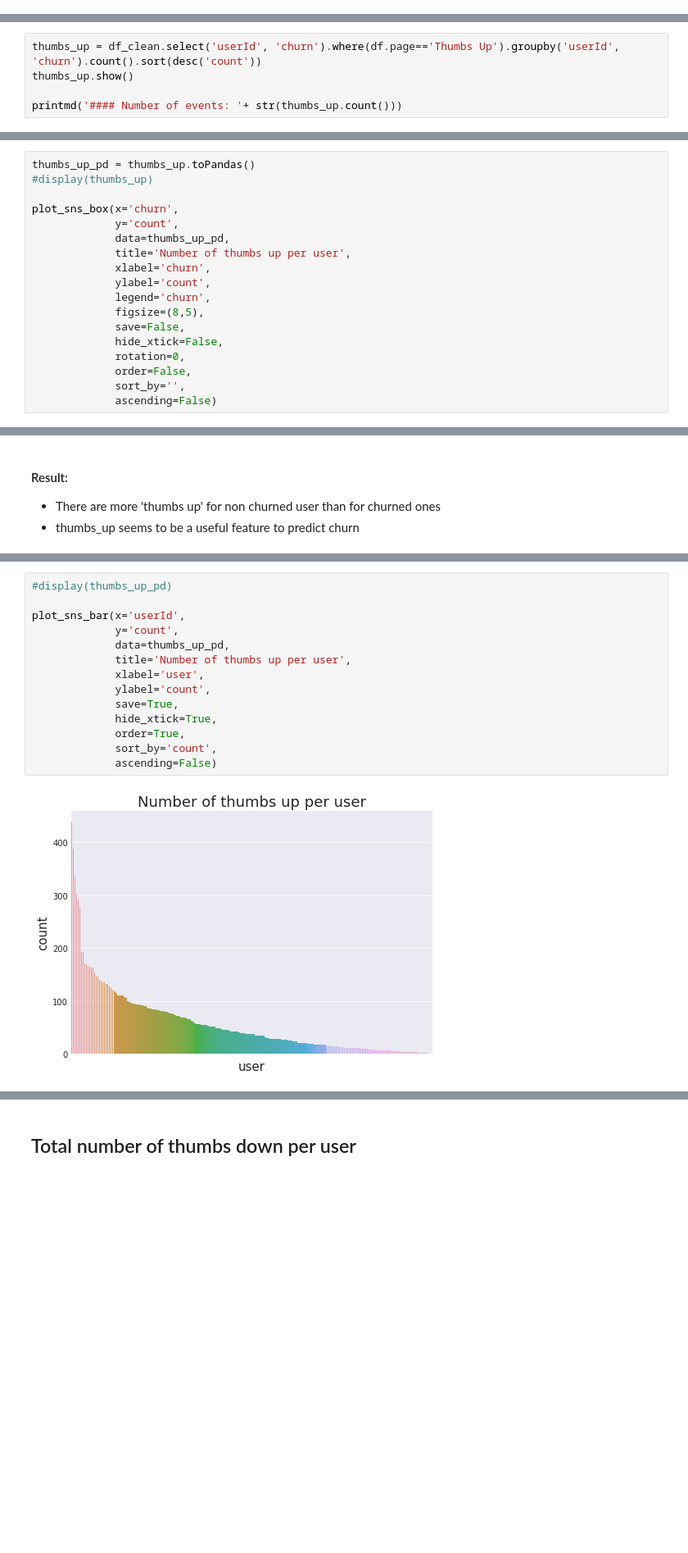
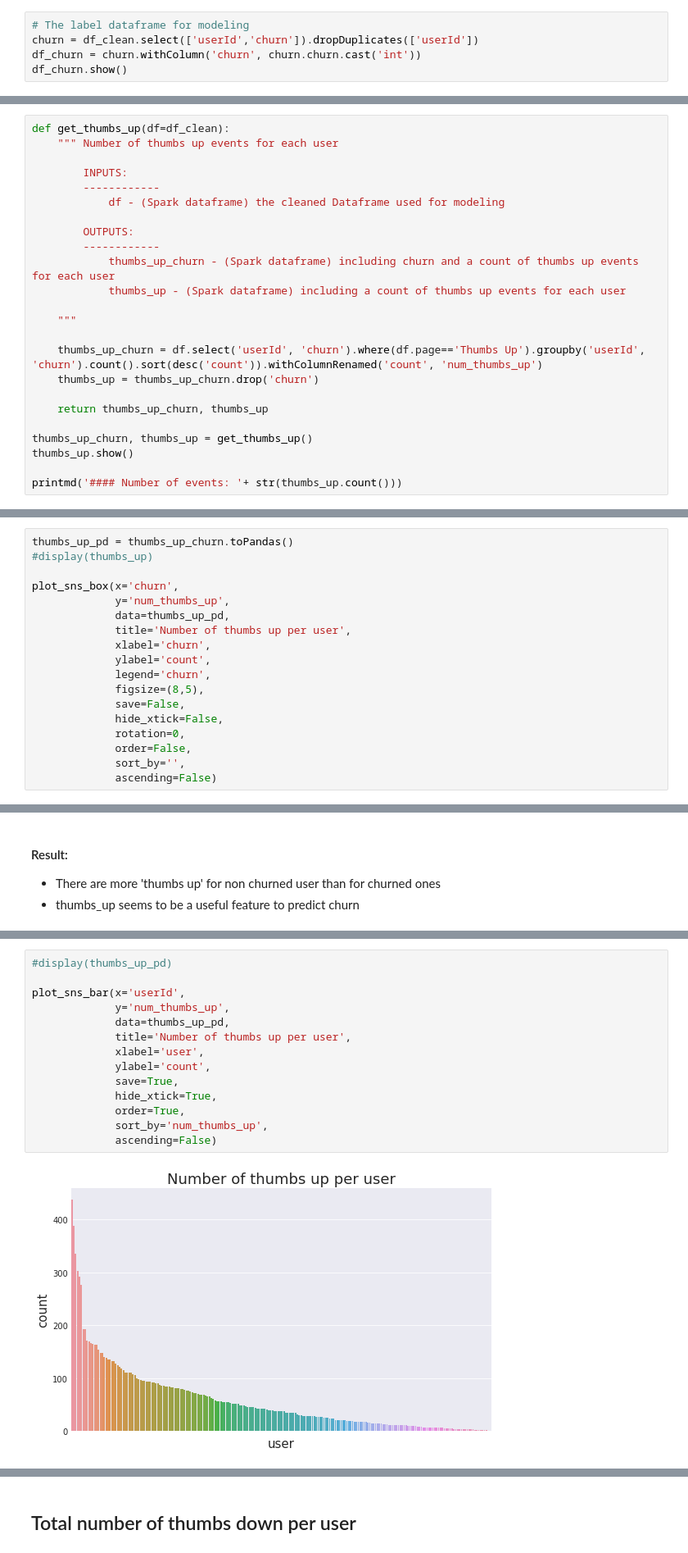
Before and after one commit to ddhartma/Sparkify-Project, a Jupyter notebook: Sparkify.ipynb, the cells around one changed output, grey strips where cells are left out. Shown at 82% size. Drawn from its saved outputs; the diff is of its cells as text; blank space fills up the shorter version.

```diff
--- a/Sparkify.ipynb
+++ b/Sparkify.ipynb
@@ -768,3 +832,8 @@ df_clean.count()
 flag_churn_event = udf(lambda x: 1 if x == "Cancellation Confirmation" else 0, IntegerType())
 df_clean = df_clean.withColumn('churn_event', flag_churn_event('page'))
 df_clean = df_clean.withColumn('churn', max('churn_event').over(Window.partitionBy('userId')))
+# %%
+# The label dataframe for modeling
+churn = df_clean.select(['userId','churn']).dropDuplicates(['userId'])
+df_churn = churn.withColumn('churn', churn.churn.cast('int'))
+df_churn.show()
@@ -1144,7 +1342,2 @@ plot_sns_distplot(data=avg_num_songs_played_user_session_pd,
 # %% [markdown]
 ## <a class="anchor" id="total_number_of_thumbs_up_per_user">Total number of thumbs up per user</a>
-# %%
-thumbs_up = df_clean.select('userId', 'churn').where(df.page=='Thumbs Up').groupby('userId', 'churn').count().sort(desc('count'))
-thumbs_up.show()
-
-printmd('#### Number of events: '+ str(thumbs_up.count()))
@@ -1169,0 +1344,24 @@ only showing top 20 rows
+# %%
+def get_thumbs_up(df=df_clean):
+    """ Number of thumbs up events for each user
+
+        INPUTS:
+        ------------
+            df - (Spark dataframe) the cleaned Dataframe used for modeling
+
+        OUTPUTS:
+        ------------
+            thumbs_up_churn - (Spark dataframe) including churn and a count of thumbs up events for each user
+            thumbs_up - (Spark dataframe) including a count of thumbs up events for each user
+
+    """
+
+    thumbs_up_churn = df.select('userId', 'churn').where(df.page=='Thumbs Up').groupby('userId', 'churn').count().sort(desc('count')).withColumnRenamed('count', 'num_thumbs_up')
+    thumbs_up = thumbs_up_churn.drop('churn')
+
+    return thumbs_up_churn, thumbs_up
+
+thumbs_up_churn, thumbs_up = get_thumbs_up()
+thumbs_up.show()
+
+printmd('#### Number of events: '+ str(thumbs_up.count()))
@@ -1170,9 +1387,9 @@ only showing top 20 rows
 # %%
-thumbs_up_pd = thumbs_up.toPandas()
+thumbs_up_pd = thumbs_up_churn.toPandas()
 #display(thumbs_up)
 
 plot_sns_box(x='churn',
-             y='count',
+             y='num_thumbs_up',
              data=thumbs_up_pd,
              title='Number of thumbs up per user',
              xlabel='churn',
@@ -1205,18 +1424,18 @@ thumbs_up.show()
 # %%
 #display(thumbs_up_pd)
 
 plot_sns_bar(x='userId',
-             y='count',
+             y='num_thumbs_up',
              data=thumbs_up_pd,
              title='Number of thumbs up per user',
              xlabel='user',
              ylabel='count',
              save=True,
              hide_xtick=True,
              order=True,
-             sort_by='count',
+             sort_by='num_thumbs_up',
              ascending=False)
 # %% [output]
-[figure, old version]
+[figure, new version]
 # %%
 plot_sns_distplot(data=thumbs_up_pd,
```
Also changed, not shown: parts of 105 cells of this notebook.
